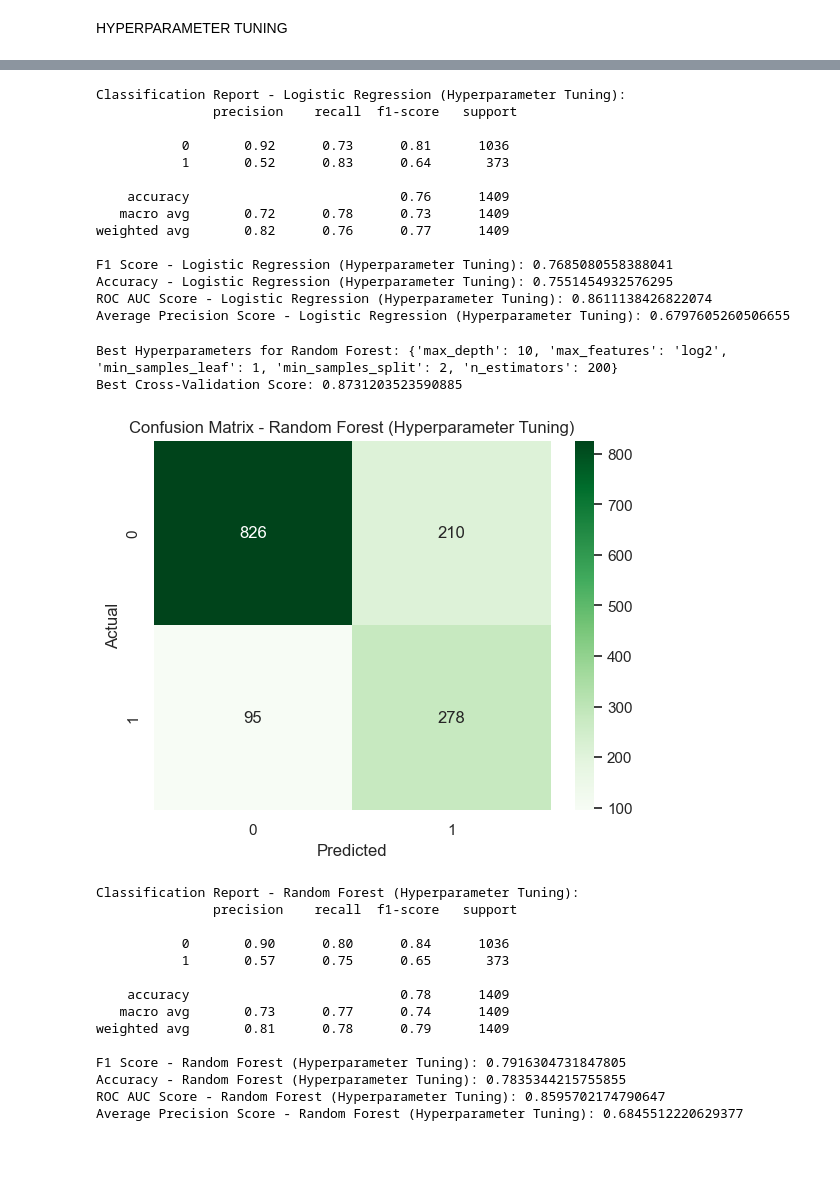
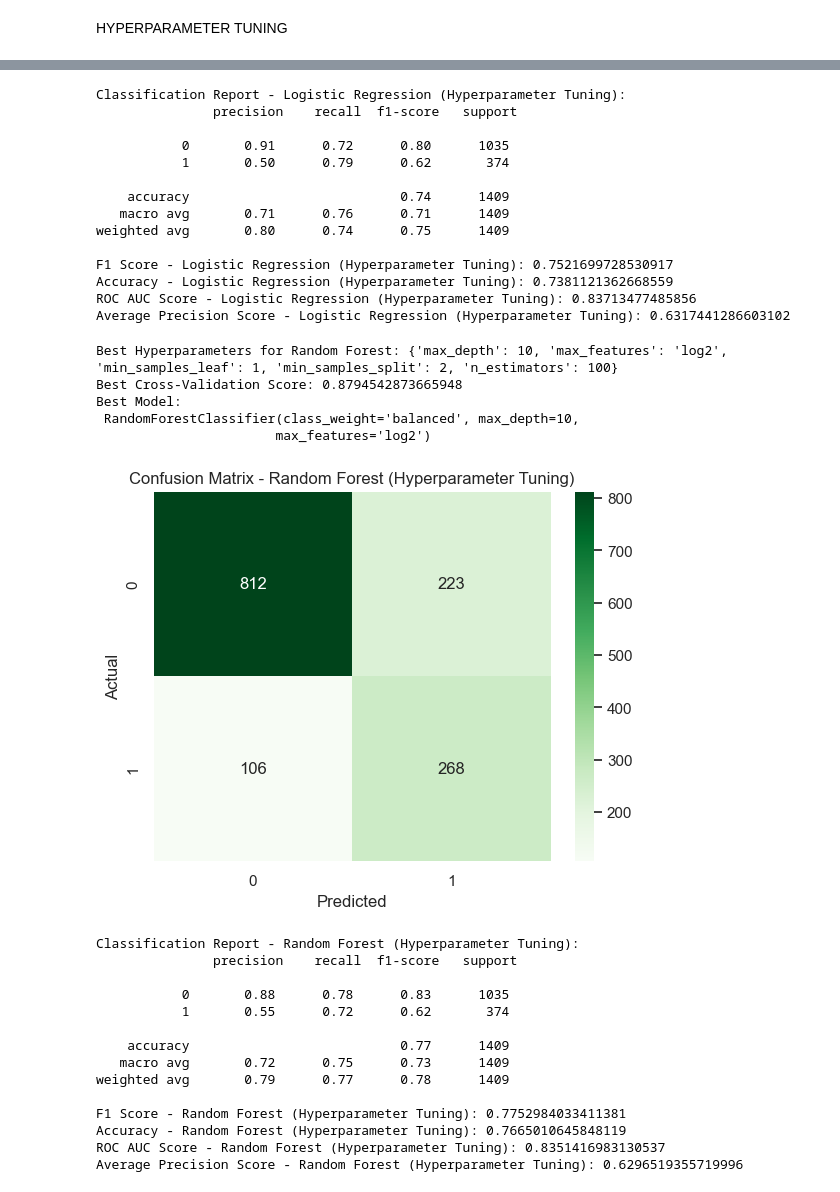
Before and after one commit to ivan-block/Customer-Churn, a Jupyter notebook: churn.ipynb, the cells around one changed output, grey strips where cells are left out. Saved outputs shown, nothing was run; the diff lists cells and outputs as text; code cells hidden in the pictures; blank space fills up the shorter version.

```diff
--- a/churn.ipynb
+++ b/churn.ipynb
@@ -87,11 +138,14 @@ le = LabelEncoder()
 for col in binary_cols:
     df[col] = le.fit_transform(df[col])
 
+multi_str_cols = [
+    col for col in df.columns
+    if df[col].dtype in ['object', 'string'] and df[col].nunique() >= 3
+]
 
-multicat_cols = ['MultipleLines', 'InternetService', 'OnlineSecurity', 'OnlineBackup', 'DeviceProtection', 'TechSupport', 'StreamingTV', 'StreamingMovies', 'Contract', 'PaymentMethod']
 ohe = OneHotEncoder(handle_unknown='ignore', sparse_output=False).set_output(transform='pandas')
-ohetransform = ohe.fit_transform(df[multicat_cols])
-df = pd.concat([df.drop(multicat_cols, axis=1), ohetransform], axis=1)
+ohetransform = ohe.fit_transform(df[multi_str_cols])
+df = pd.concat([df.drop(multi_str_cols, axis=1), ohetransform], axis=1)
 
 
 df.head()
@@ -107,7 +161,7 @@ df.head()
 X = df.drop('Churn', axis=1)
 y = df['Churn']
 
-X_train, X_test, y_train, y_test = train_test_split(X, y, test_size=0.2, random_state=42)
+X_train, X_test, y_train, y_test = train_test_split(X, y, test_size=0.2, stratify= y, random_state=42)
 
 X_train.shape, X_test.shape, y_train.shape, y_test.shape
 # %% [output]
@@ -556,17 +617,17 @@ print("Average Precision Score - Logistic Regression (Hyperparameter Tuning):",
 Classification Report - Logistic Regression (Hyperparameter Tuning):
                precision    recall  f1-score   support
 
-           0       0.92      0.73      0.81      1036
-           1       0.52      0.83      0.64       373
+           0       0.91      0.72      0.80      1035
+           1       0.50      0.79      0.62       374
 
-    accuracy                           0.76      1409
-   macro avg       0.72      0.78      0.73      1409
-weighted avg       0.82      0.76      0.77      1409
+    accuracy                           0.74      1409
+   macro avg       0.71      0.76      0.71      1409
+weighted avg       0.80      0.74      0.75      1409
 
-F1 Score - Logistic Regression (Hyperparameter Tuning): 0.7685080558388041
-Accuracy - Logistic Regression (Hyperparameter Tuning): 0.7551454932576295
-ROC AUC Score - Logistic Regression (Hyperparameter Tuning): 0.8611138426822074
-Average Precision Score - Logistic Regression (Hyperparameter Tuning): 0.6797605260506655
+F1 Score - Logistic Regression (Hyperparameter Tuning): 0.7521699728530917
+Accuracy - Logistic Regression (Hyperparameter Tuning): 0.7381121362668559
+ROC AUC Score - Logistic Regression (Hyperparameter Tuning): 0.83713477485856
+Average Precision Score - Logistic Regression (Hyperparameter Tuning): 0.6317441286603102
 # %%
 rfhp = RandomForestClassifier(class_weight='balanced')
 
@@ -581,22 +642,27 @@ rf_grid_params = {
 grid_searchrfhp = GridSearchCV(estimator=rfhp, param_grid=rf_grid_params, cv=5, scoring='recall', n_jobs=-1)
 grid_searchrfhp.fit(X_train_resampled, y_train_resampled)
 
+best_rf = grid_searchrfhp.best_estimator_
+rfhp_pred = best_rf.predict(X_test)
+
 print("Best Hyperparameters for Random Forest:", grid_searchrfhp.best_params_)
 print("Best Cross-Validation Score:", grid_searchrfhp.best_score_)
-
-best_rf = grid_searchrfhp.best_estimator_
+print("Best Model:\n", best_rf)
 # %% [output]
-Best Hyperparameters for Random Forest: {'max_depth': 10, 'max_features': 'log2', 'min_samples_leaf': 1, 'min_samples_split': 2, 'n_estimators': 200}
-Best Cross-Validation Score: 0.8731203523590885
+Best Hyperparameters for Random Forest: {'max_depth': 10, 'max_features': 'log2', 'min_samples_leaf': 1, 'min_samples_split': 2, 'n_estimators': 100}
+Best Cross-Validation Score: 0.8794542873665948
+Best Model:
+ RandomForestClassifier(class_weight='balanced', max_depth=10,
+                       max_features='log2')
 # %%
-rfhp_cmatrix = confusion_matrix(y_test, best_rf.predict(X_test))
+rfhp_cmatrix = confusion_matrix(y_test, rfhp_pred)
 sns.heatmap(rfhp_cmatrix, annot=True, fmt='d', cmap='Greens')
 plt.title('Confusion Matrix - Random Forest (Hyperparameter Tuning)')
 plt.xlabel('Predicted')
 plt.ylabel('Actual')
 plt.show()
 # %% [output]
-[figure, old version]
+[figure, new version]
 # %%
 rfhp_report = classification_report(y_test, best_rf.predict(X_test))
 rfhp_f1score = f1_score(y_test, best_rf.predict(X_test), average='weighted')
@@ -613,17 +679,17 @@ print("Average Precision Score - Random Forest (Hyperparameter Tuning):", rfhp_a
 Classification Report - Random Forest (Hyperparameter Tuning):
                precision    recall  f1-score   support
 
-           0       0.90      0.80      0.84      1036
-           1       0.57      0.75      0.65       373
+           0       0.88      0.78      0.83      1035
+           1       0.55      0.72      0.62       374
 
-    accuracy                           0.78      1409
-   macro avg       0.73      0.77      0.74      1409
-weighted avg       0.81      0.78      0.79      1409
+    accuracy                           0.77      1409
+   macro avg       0.72      0.75      0.73      1409
+weighted avg       0.79      0.77      0.78      1409
 
-F1 Score - Random Forest (Hyperparameter Tuning): 0.7916304731847805
-Accuracy - Random Forest (Hyperparameter Tuning): 0.7835344215755855
-ROC AUC Score - Random Forest (Hyperparameter Tuning): 0.8595702174790647
-Average Precision Score - Random Forest (Hyperparameter Tuning): 0.6845512220629377
+F1 Score - Random Forest (Hyperparameter Tuning): 0.7752984033411381
+Accuracy - Random Forest (Hyperparameter Tuning): 0.7665010645848119
+ROC AUC Score - Random Forest (Hyperparameter Tuning): 0.8351416983130537
+Average Precision Score - Random Forest (Hyperparameter Tuning): 0.6296519355719996
 # %%
 gbhp = GradientBoostingClassifier()
 
```
Also changed, not shown: parts of 32 cells of this notebook, 6 other files.
